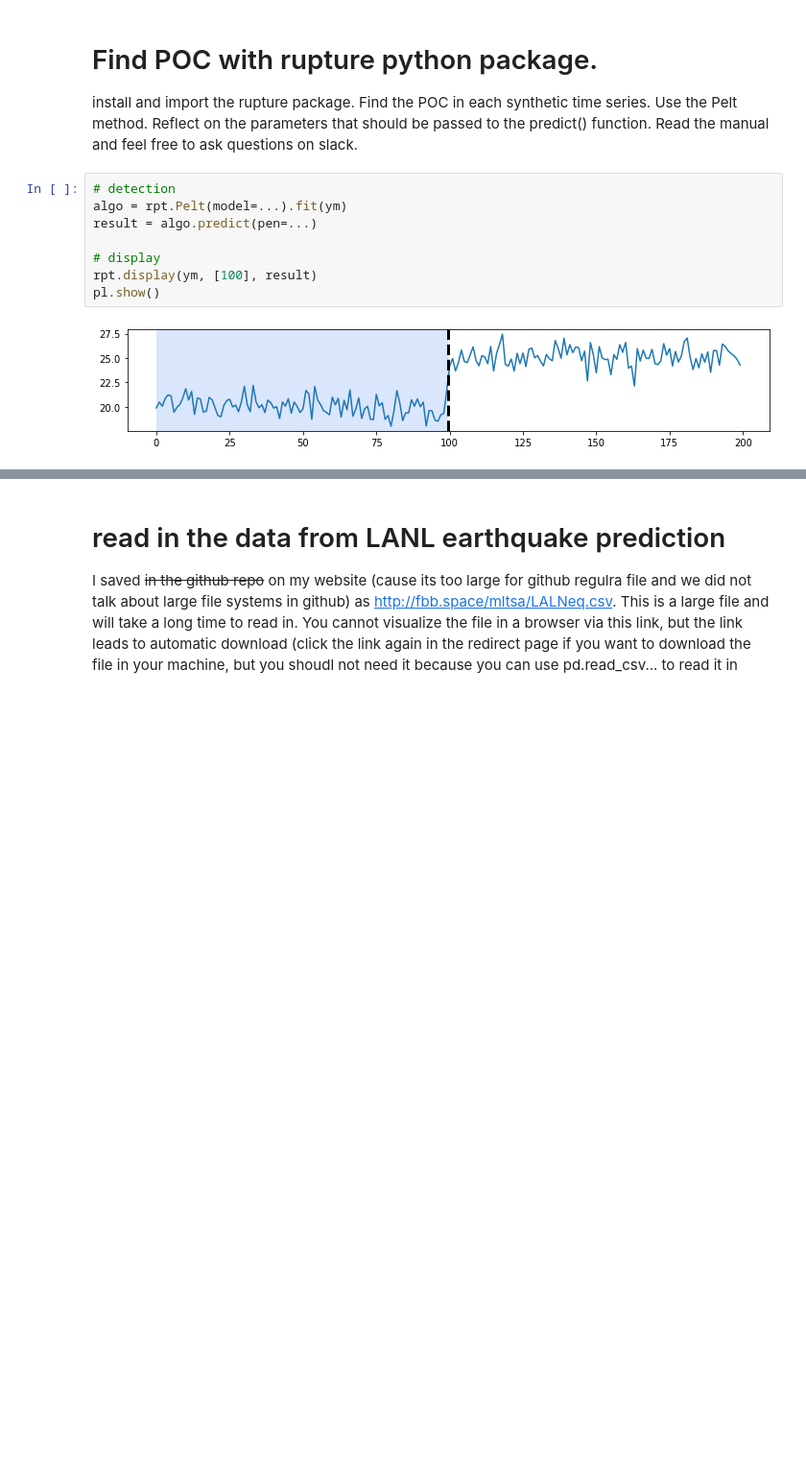
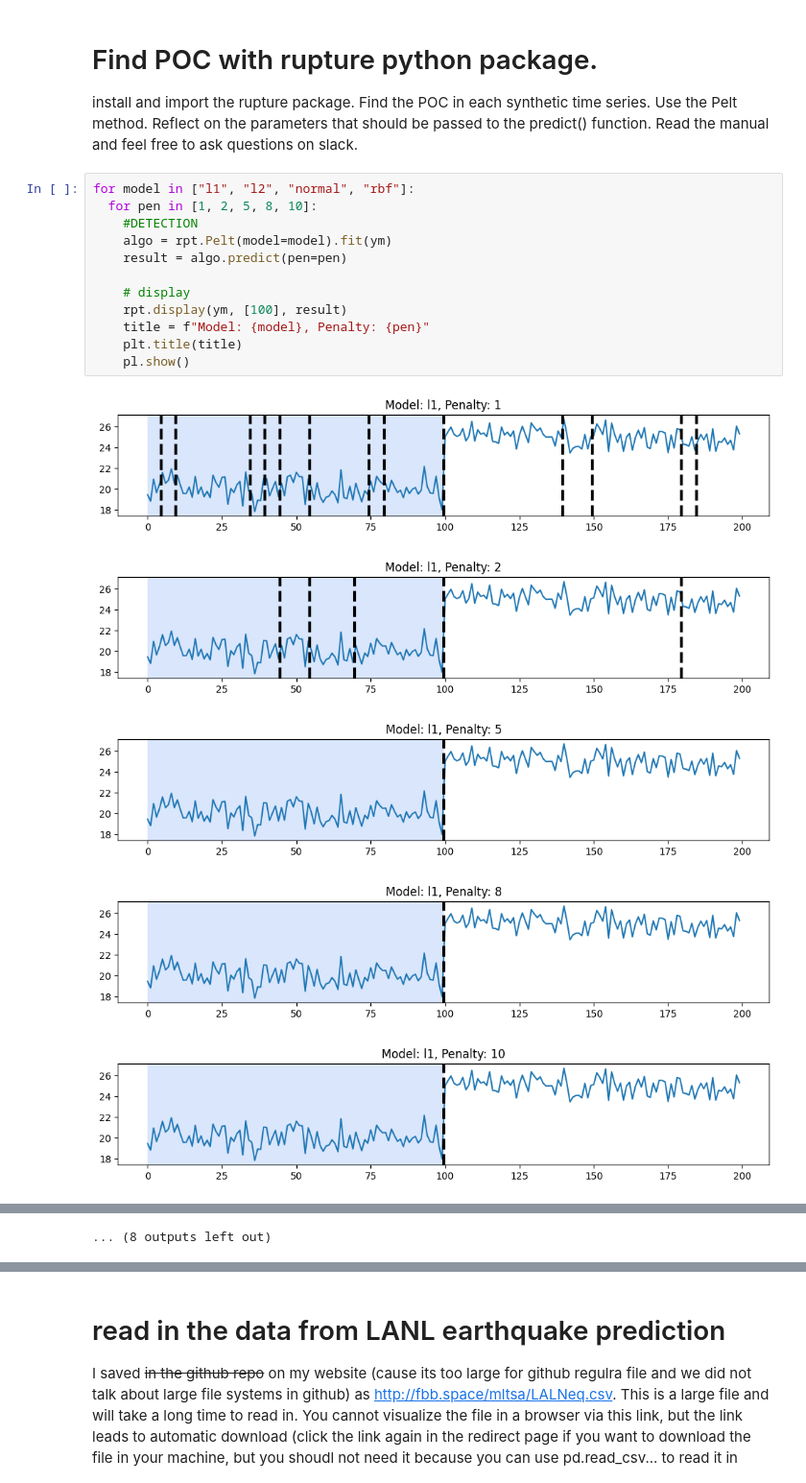
Before and after one commit to Osujan/MLTSA25_SShrestha, a Jupyter notebook: HW5/chchchchanges_instructions.ipynb, the cells around one changed output, grey strips where cells are left out. Shown at 96% size. Saved outputs shown, nothing was run; the diff lists cells and outputs as text; blank space fills up the shorter version.

```diff
--- a/HW5/chchchchanges_instructions.ipynb
+++ b/HW5/chchchchanges_instructions.ipynb
@@ -129,12 +212,20 @@ install and import the rupture package.
 Find the POC in each synthetic time series.
 Use the Pelt method. Reflect on the parameters that should be passed to the predict() function. Read the manual and feel free to ask questions on slack.
 # %%
-# detection
-algo = rpt.Pelt(model=...).fit(ym)
-result = algo.predict(pen=...)
+for model in ["l1", "l2", "normal", "rbf"]:
+  for pen in [1, 2, 5, 8, 10]:
+    #DETECTION
+    algo = rpt.Pelt(model=model).fit(ym)
+    result = algo.predict(pen=pen)
 
-# display
-rpt.display(ym, [100], result)
-pl.show()
+    # display
+    rpt.display(ym, [100], result)
+    title = f"Model: {model}, Penalty: {pen}"
+    plt.title(title)
+    pl.show()
 # %% [output]
-[figure, old version]
+[figure, new version]
+[figure, added]
+[figure, added]
+[figure, added]
+[figure, added]
@@ -140,0 +239 @@ pl.show()
+... (8 outputs left out)
```
Also changed, not shown: parts of 34 cells of this notebook.
